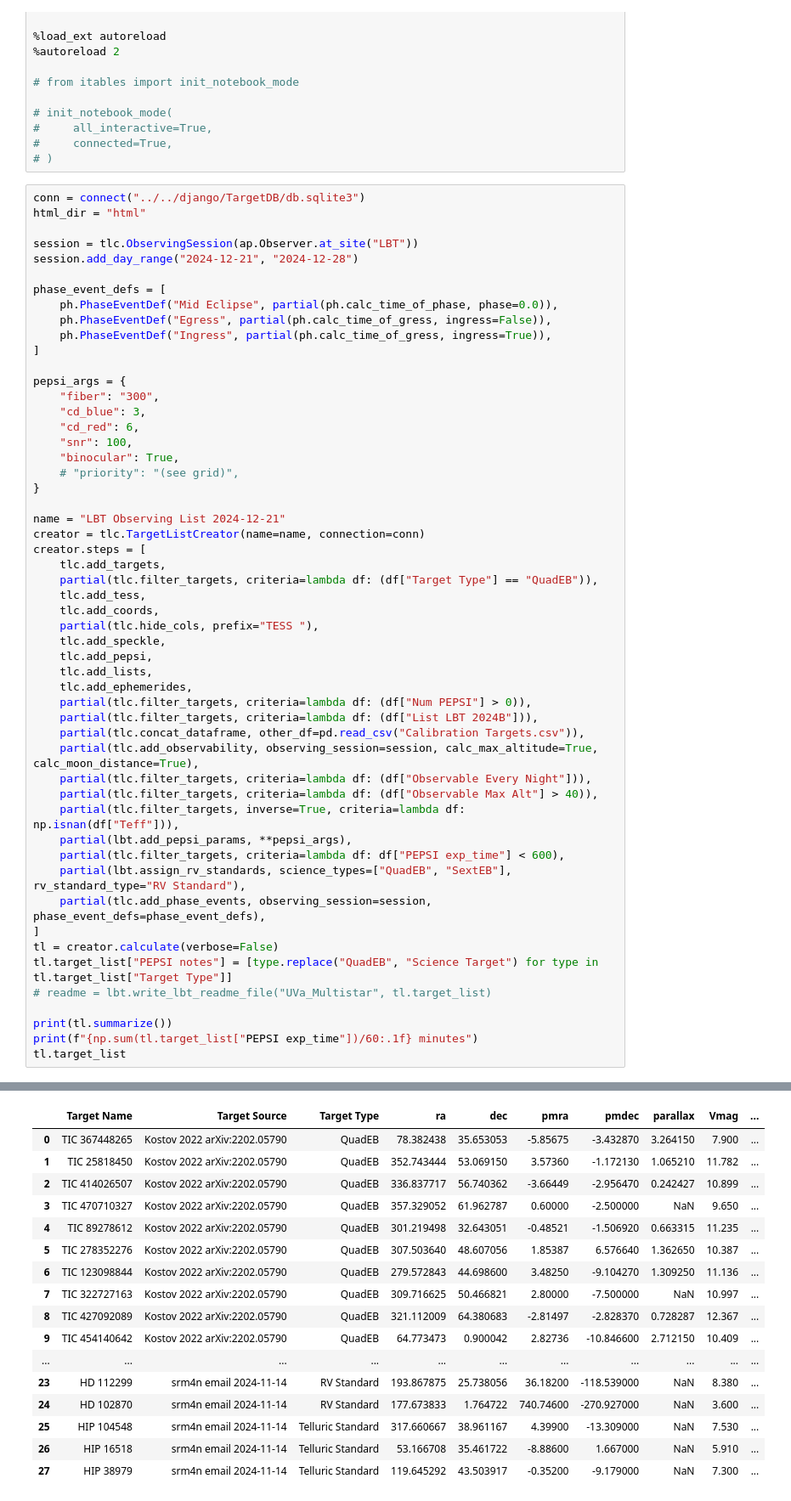
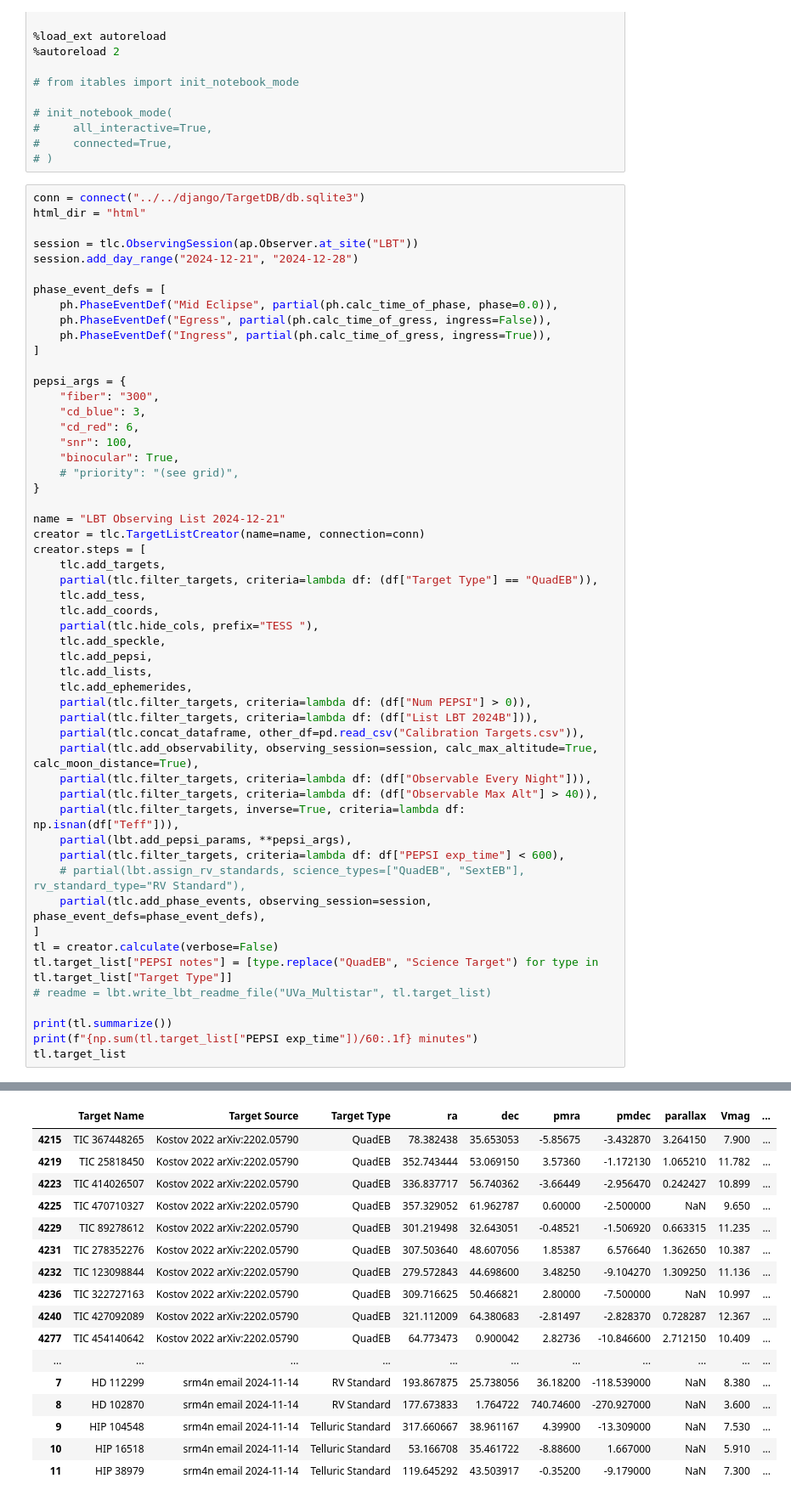
Before and after one commit to CvillePaul/Work, a Jupyter notebook: 2024-12-14 LBT Observing 2024-12-20/LBT Observing 2024-12-21.ipynb, the cells around one changed output, grey strips where cells are left out. Shown at 85% size. Saved outputs shown, nothing was run; the diff lists cells and outputs as text.

```diff
--- a/2024-12-14 LBT Observing 2024-12-20/LBT Observing 2024-12-21.ipynb
+++ b/2024-12-14 LBT Observing 2024-12-20/LBT Observing 2024-12-21.ipynb
@@ -71,7 +71,7 @@ creator.steps = [
     partial(tlc.filter_targets, inverse=True, criteria=lambda df: np.isnan(df["Teff"])),
     partial(lbt.add_pepsi_params, **pepsi_args),
     partial(tlc.filter_targets, criteria=lambda df: df["PEPSI exp_time"] < 600),
-    partial(lbt.assign_rv_standards, science_types=["QuadEB", "SextEB"], rv_standard_type="RV Standard"),
+    # partial(lbt.assign_rv_standards, science_types=["QuadEB", "SextEB"], rv_standard_type="RV Standard"),
     partial(tlc.add_phase_events, observing_session=session, phase_event_defs=phase_event_defs),
 ]
 tl = creator.calculate(verbose=False)
@@ -118,22 +107,22 @@ Associated tables:
      656 rows,  6 columns: Ephem
        7 rows,  2 columns: Lunar Phases
     7674 rows,  8 columns: Phase Events
 
 65.2 minutes
 |  | Target Name | Target Source | Target Type | ra | dec | pmra | pmdec | parallax | Vmag | ... |
-| 0 | TIC 367448265 | Kostov 2022 arXiv:2202.05790 | QuadEB | 78.382438 | 35.653053 | -5.85675 | -3.432870 | 3.264150 | 7.900 | ... |
-| 1 | TIC 25818450 | Kostov 2022 arXiv:2202.05790 | QuadEB | 352.743444 | 53.069150 | 3.57360 | -1.172130 | 1.065210 | 11.782 | ... |
-| 2 | TIC 414026507 | Kostov 2022 arXiv:2202.05790 | QuadEB | 336.837717 | 56.740362 | -3.66449 | -2.956470 | 0.242427 | 10.899 | ... |
-| 3 | TIC 470710327 | Kostov 2022 arXiv:2202.05790 | QuadEB | 357.329052 | 61.962787 | 0.60000 | -2.500000 | NaN | 9.650 | ... |
-| 4 | TIC 89278612 | Kostov 2022 arXiv:2202.05790 | QuadEB | 301.219498 | 32.643051 | -0.48521 | -1.506920 | 0.663315 | 11.235 | ... |
-| 5 | TIC 278352276 | Kostov 2022 arXiv:2202.05790 | QuadEB | 307.503640 | 48.607056 | 1.85387 | 6.576640 | 1.362650 | 10.387 | ... |
-| 6 | TIC 123098844 | Kostov 2022 arXiv:2202.05790 | QuadEB | 279.572843 | 44.698600 | 3.48250 | -9.104270 | 1.309250 | 11.136 | ... |
-| 7 | TIC 322727163 | Kostov 2022 arXiv:2202.05790 | QuadEB | 309.716625 | 50.466821 | 2.80000 | -7.500000 | NaN | 10.997 | ... |
-| 8 | TIC 427092089 | Kostov 2022 arXiv:2202.05790 | QuadEB | 321.112009 | 64.380683 | -2.81497 | -2.828370 | 0.728287 | 12.367 | ... |
-| 9 | TIC 454140642 | Kostov 2022 arXiv:2202.05790 | QuadEB | 64.773473 | 0.900042 | 2.82736 | -10.846600 | 2.712150 | 10.409 | ... |
+| 4215 | TIC 367448265 | Kostov 2022 arXiv:2202.05790 | QuadEB | 78.382438 | 35.653053 | -5.85675 | -3.432870 | 3.264150 | 7.900 | ... |
+| 4219 | TIC 25818450 | Kostov 2022 arXiv:2202.05790 | QuadEB | 352.743444 | 53.069150 | 3.57360 | -1.172130 | 1.065210 | 11.782 | ... |
+| 4223 | TIC 414026507 | Kostov 2022 arXiv:2202.05790 | QuadEB | 336.837717 | 56.740362 | -3.66449 | -2.956470 | 0.242427 | 10.899 | ... |
+| 4225 | TIC 470710327 | Kostov 2022 arXiv:2202.05790 | QuadEB | 357.329052 | 61.962787 | 0.60000 | -2.500000 | NaN | 9.650 | ... |
+| 4229 | TIC 89278612 | Kostov 2022 arXiv:2202.05790 | QuadEB | 301.219498 | 32.643051 | -0.48521 | -1.506920 | 0.663315 | 11.235 | ... |
+| 4231 | TIC 278352276 | Kostov 2022 arXiv:2202.05790 | QuadEB | 307.503640 | 48.607056 | 1.85387 | 6.576640 | 1.362650 | 10.387 | ... |
+| 4232 | TIC 123098844 | Kostov 2022 arXiv:2202.05790 | QuadEB | 279.572843 | 44.698600 | 3.48250 | -9.104270 | 1.309250 | 11.136 | ... |
+| 4236 | TIC 322727163 | Kostov 2022 arXiv:2202.05790 | QuadEB | 309.716625 | 50.466821 | 2.80000 | -7.500000 | NaN | 10.997 | ... |
+| 4240 | TIC 427092089 | Kostov 2022 arXiv:2202.05790 | QuadEB | 321.112009 | 64.380683 | -2.81497 | -2.828370 | 0.728287 | 12.367 | ... |
+| 4277 | TIC 454140642 | Kostov 2022 arXiv:2202.05790 | QuadEB | 64.773473 | 0.900042 | 2.82736 | -10.846600 | 2.712150 | 10.409 | ... |
 | ... | ... | ... | ... | ... | ... | ... | ... | ... | ... | ... |
-| 23 | HD 112299 | srm4n email 2024-11-14 | RV Standard | 193.867875 | 25.738056 | 36.18200 | -118.539000 | NaN | 8.380 | ... |
-| 24 | HD 102870 | srm4n email 2024-11-14 | RV Standard | 177.673833 | 1.764722 | 740.74600 | -270.927000 | NaN | 3.600 | ... |
-| 25 | HIP 104548 | srm4n email 2024-11-14 | Telluric Standard | 317.660667 | 38.961167 | 4.39900 | -13.309000 | NaN | 7.530 | ... |
-| 26 | HIP 16518 | srm4n email 2024-11-14 | Telluric Standard | 53.166708 | 35.461722 | -8.88600 | 1.667000 | NaN | 5.910 | ... |
-| 27 | HIP 38979 | srm4n email 2024-11-14 | Telluric Standard | 119.645292 | 43.503917 | -0.35200 | -9.179000 | NaN | 7.300 | ... |
+| 7 | HD 112299 | srm4n email 2024-11-14 | RV Standard | 193.867875 | 25.738056 | 36.18200 | -118.539000 | NaN | 8.380 | ... |
+| 8 | HD 102870 | srm4n email 2024-11-14 | RV Standard | 177.673833 | 1.764722 | 740.74600 | -270.927000 | NaN | 3.600 | ... |
+| 9 | HIP 104548 | srm4n email 2024-11-14 | Telluric Standard | 317.660667 | 38.961167 | 4.39900 | -13.309000 | NaN | 7.530 | ... |
+| 10 | HIP 16518 | srm4n email 2024-11-14 | Telluric Standard | 53.166708 | 35.461722 | -8.88600 | 1.667000 | NaN | 5.910 | ... |
+| 11 | HIP 38979 | srm4n email 2024-11-14 | Telluric Standard | 119.645292 | 43.503917 | -0.35200 | -9.179000 | NaN | 7.300 | ... |
```
Also changed, not shown: parts of 4 cells of this notebook, 2 other files.
